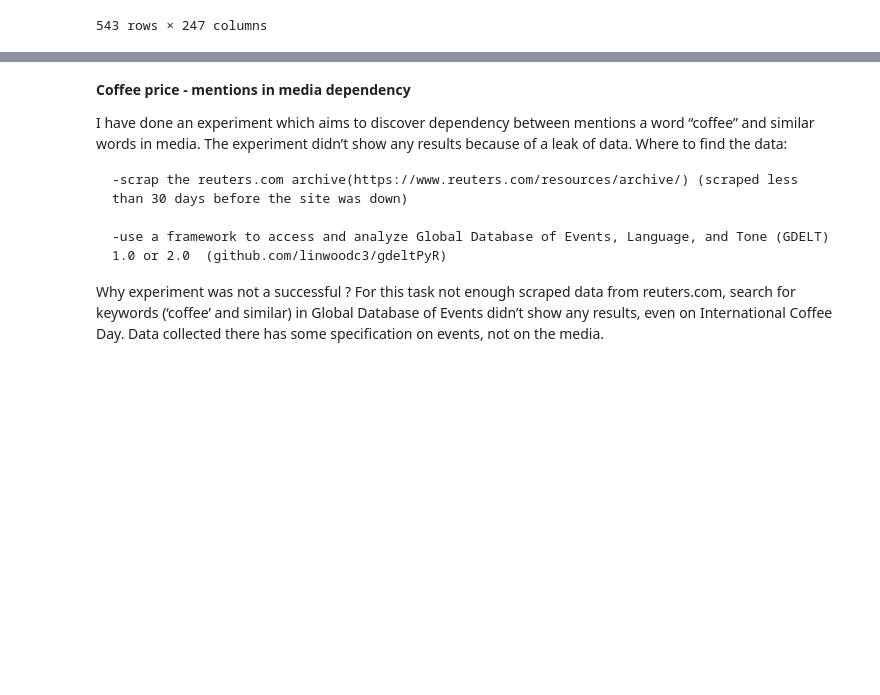
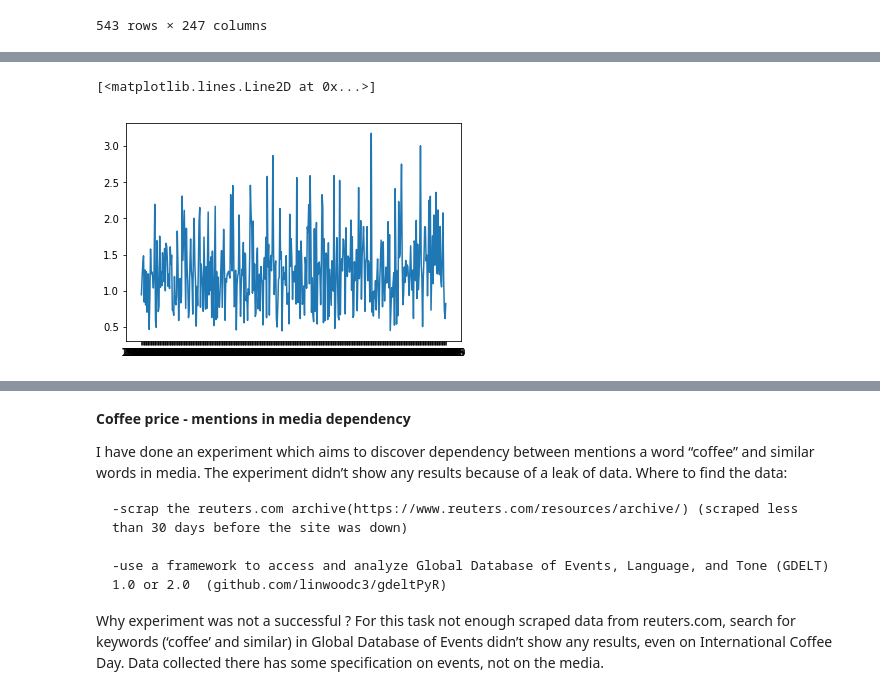
Before and after one commit to irynakostyshyn/coffee-price-prediction, a Jupyter notebook: merge_datasets.ipynb, the cells around one changed output, grey strips where cells are left out. Cells and saved outputs as stored; diff of their text form; code cells hidden in the pictures; blank space fills up the shorter version.

```diff
--- a/merge_datasets.ipynb
+++ b/merge_datasets.ipynb
@@ -472,0 +517,5 @@ df.to_csv("data/data/data_for_renges.csv")
+# %%
+plt.plot(train_y)
+# %% [output]
+[<matplotlib.lines.Line2D at 0x...>]
+[figure, added]
```
Also changed, not shown: parts of 12 cells of this notebook, 2 other files.
